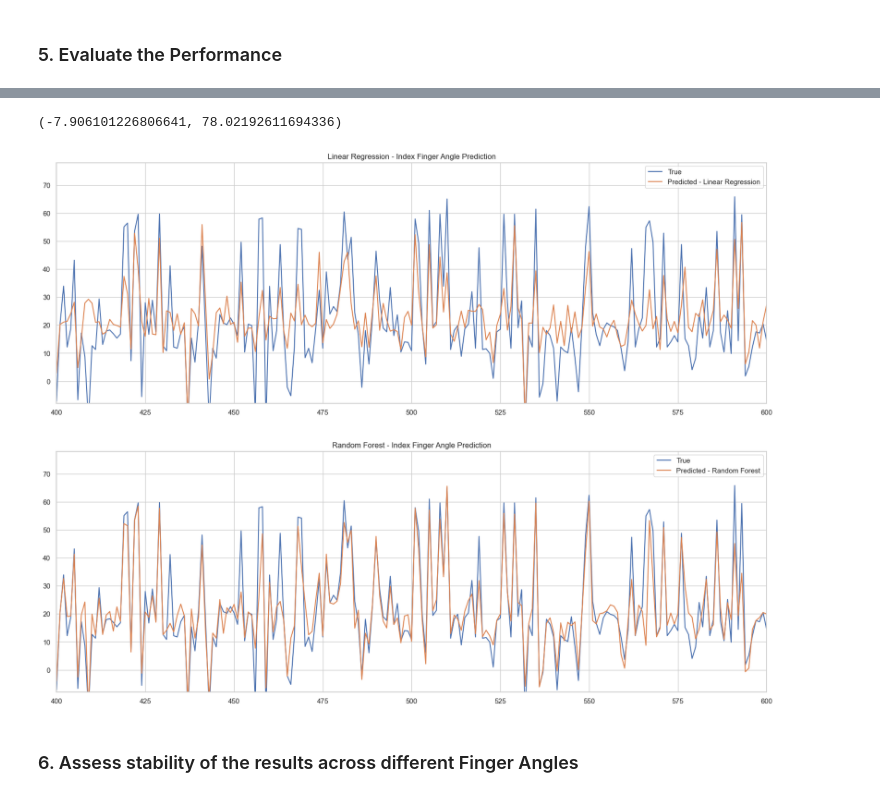
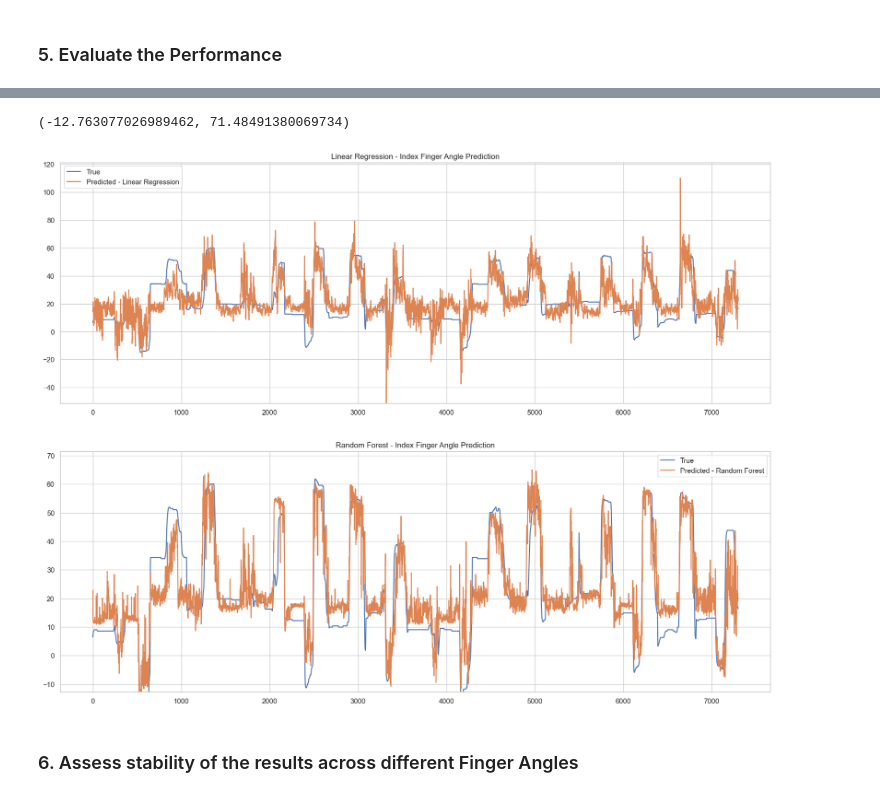
Before and after one commit to 22cav/nssp-mp2, a Jupyter notebook: part3/joint_angles.ipynb, the cells around one changed output, grey strips where cells are left out. Cells and saved outputs as stored; diff of their text form; code cells hidden in the pictures.

Commit message:
implemented repetitions grouping and splitting. adjusted sliding window

```diff
--- a/part3/joint_angles.ipynb
+++ b/part3/joint_angles.ipynb
@@ -319,0 +270,9 @@ ax.legend(combined_handles, combined_labels)
+# %%
+def split_by_repetition(emg, glove, repetition, repetition_list):
+
+    mask = np.isin(repetition, repetition_list)
+
+    new_emg = emg[mask, :]
+    new_glove = glove[mask, :]
+
+    return new_emg, new_glove
@@ -433,7 +428,7 @@ def extract_features(
             raise ValueError("All elements in the functions list must be callable.")
 
         # Apply the function to each window and store the result
-        feature_values = func(emg_windows, axis=1)
+        feature_values = func(emg_windows)
         all_features.append(feature_values)
 
     # Compute the mean of the labels for each window
@@ -443,12 +438,24 @@ def extract_features(
     emg_features = np.concatenate(all_features, axis=1)
 
     return emg_features, labels_mean
+# %%
+
+# Mean absolute value (MAV)
+mav = lambda x: np.mean(np.abs(x), axis=1)
+# Standard Deviation (STD)
+std = lambda x: np.std(x, axis=1)
+# Maximum absolute Value (MaxAV)
+maxav = lambda x: np.max(np.abs(x), axis=1)
+# Minimum absolute Value (MinAV)
+minav = lambda x: np.min(np.abs(x), axis=1)
+# Waveform length (WL)
+wl = lambda x: np.sum(np.abs(np.diff(x, axis=1)), axis=1)
 # %%
-features = [np.mean, np.std, np.max, np.min]
+features = [mav, std, maxav, minav, wl]
 
-X_train_features, labels_train = extract_features(emg_windows=X_train, label_windows=y_train, features=features)
-X_val_features, labels_val = extract_features(emg_windows=X_val, label_windows=y_val, features=features)
-X_test_features, labels_test = extract_features(emg_windows=X_test, label_windows=y_test, features=features)
+X_train_features, labels_train = extract_features(emg_windows=emg_windows_train, label_windows=finger_windows_train, features=features)
+X_val_features, labels_val = extract_features(emg_windows=emg_windows_val, label_windows=finger_windows_val, features=features)
+X_test_features, labels_test = extract_features(emg_windows=emg_windows_test, label_windows=finger_windows_test, features=features)
 
 print("EMG train extracted features shape: {}, Finger feature shape: {}".format(X_train_features.shape, labels_train.shape))
 print("EMG validation extracted features shape: {}, Finger feature shape: {}".format(X_val_features.shape, labels_val.shape))
@@ -514,26 +521,26 @@ MSE of Random Forest: 14.489453161306406
 # %%
 finger_name = 'index'
 finger_list = list(finger_map.keys())
 finger = finger_list.index(finger_name)
-window = [400,600]
+# window = [0, 1200]
 fig, ax = plt.subplots(2, 1, figsize = (20,15))
 
 ax[0].plot(labels_test[:, finger], label='True', linewidth=1.5)
 ax[0].plot(labels_predicted[:, finger], label='Predicted - Linear Regression', linewidth=1.5)
 ax[0].set_title(f'Linear Regression - {finger_name.capitalize()} Finger Angle Prediction')
 ax[0].legend()
 
 ax[1].plot(labels_test[:, finger], label='True', linewidth=1.5)
 ax[1].plot(labels_rf_predicted[:, finger], label='Predicted - Random Forest', linewidth=1.5)
 ax[1].set_title(f'Random Forest - {finger_name.capitalize()} Finger Angle Prediction')
 ax[1].legend()
-ax[0].set_xlim(window)
-ax[0].set_ylim(np.min(labels_test[:, finger]) * 0.5, np.max(labels_test[:, finger]) * 1.1)
-ax[1].set_xlim(window)
-ax[1].set_ylim(np.min(labels_test[:, finger]) * 0.5, np.max(labels_test[:, finger]) * 1.1)
+# ax[0].set_xlim(window)
+ax[0].set_ylim(np.min(labels_predicted[:, finger]) * 0.9, np.max(labels_predicted[:, finger]) * 1.1)
+# ax[1].set_xlim(wind)
+ax[1].set_ylim(np.min(labels_rf_predicted[:, finger]) * 0.9, np.max(labels_rf_predicted[:, finger]) * 1.1)
 # %% [output]
-(-7.906101226806641, 78.02192611694336)
+(-12.763077026989462, 71.48491380069734)
-[figure, old version]
+[figure, new version]
 # %% [markdown]
 ### 6. Assess stability of the results across different Finger Angles
 # %%
```
Also changed, not shown: parts of 27 cells of this notebook.
